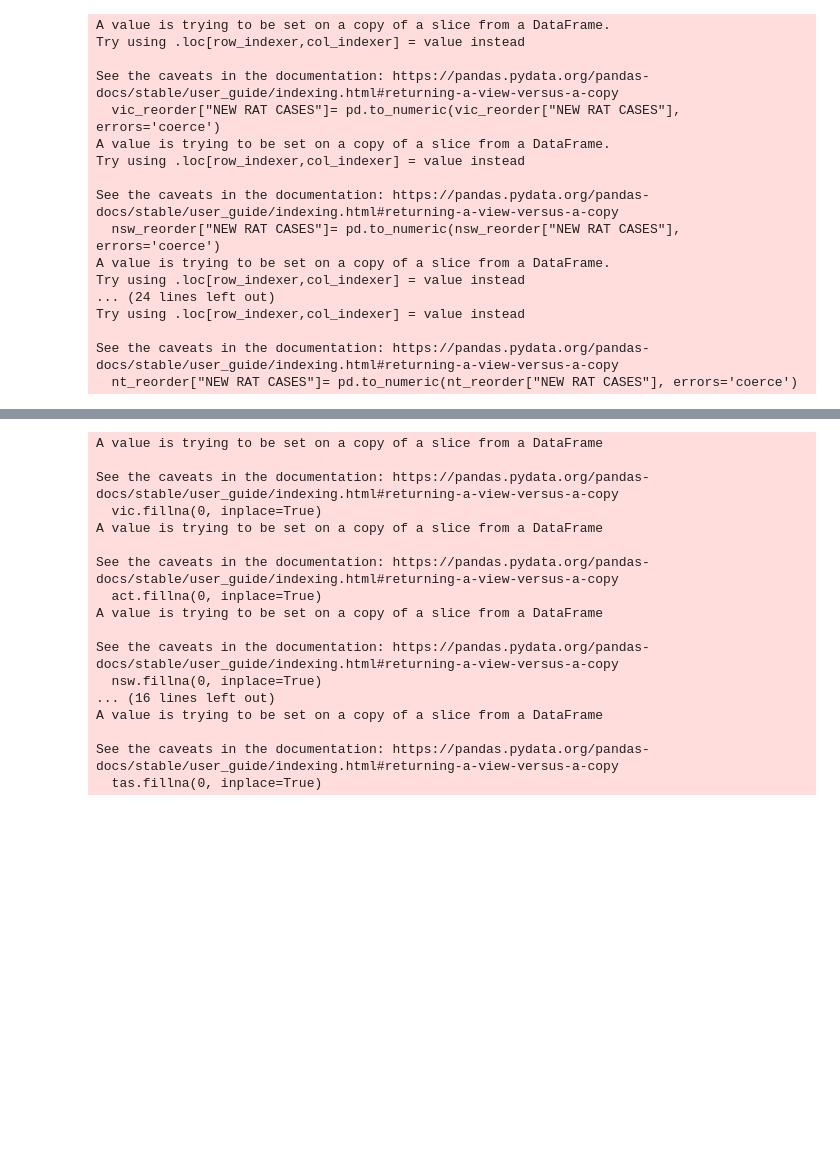
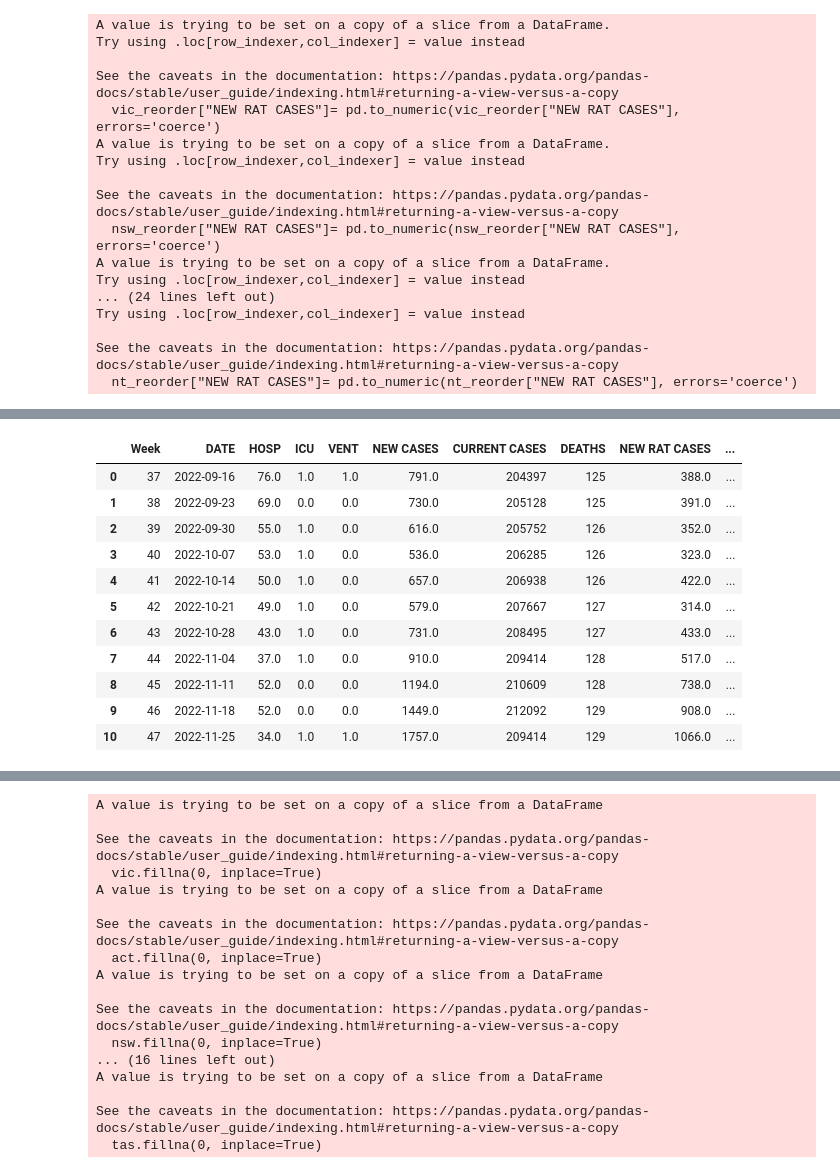
Before and after one commit to FrankMS3/COVID-Analysis, a Jupyter notebook: main.ipynb, the cells around one changed output, grey strips where cells are left out. Saved outputs shown, nothing was run; the diff lists cells and outputs as text; code cells hidden in the pictures; blank space fills up the shorter version.

```diff
--- a/main.ipynb
+++ b/main.ipynb
@@ -450,6 +452,21 @@ vic_reorder_loc_sort
 | 2 | 39 | 2022-09-26 | 145.0 | 12.0 | 2.0 | 9458.0 | 2612409.0 | 5664.0 | 1145.857143 | ... |
 | 1 | 38 | 2022-09-19 | 145.0 | 8.0 | 2.0 | 10360.0 | 2604039.0 | 5572.0 | 1035.285714 | ... |
 | 0 | 37 | 2022-09-12 | 210.0 | 11.0 | 4.0 | 13252.0 | 2594811.0 | 5530.0 | 1259.714286 | ... |
+# %%
+act_reorder_loc_groupby
+# %% [output]
+|  | Week | DATE | HOSP | ICU | VENT | NEW CASES | CURRENT CASES | DEATHS | NEW RAT CASES | ... |
+| 0 | 37 | 2022-09-16 | 76.0 | 1.0 | 1.0 | 791.0 | 204397 | 125 | 388.0 | ... |
+| 1 | 38 | 2022-09-23 | 69.0 | 0.0 | 0.0 | 730.0 | 205128 | 125 | 391.0 | ... |
+| 2 | 39 | 2022-09-30 | 55.0 | 1.0 | 0.0 | 616.0 | 205752 | 126 | 352.0 | ... |
+| 3 | 40 | 2022-10-07 | 53.0 | 1.0 | 0.0 | 536.0 | 206285 | 126 | 323.0 | ... |
+| 4 | 41 | 2022-10-14 | 50.0 | 1.0 | 0.0 | 657.0 | 206938 | 126 | 422.0 | ... |
+| 5 | 42 | 2022-10-21 | 49.0 | 1.0 | 0.0 | 579.0 | 207667 | 127 | 314.0 | ... |
+| 6 | 43 | 2022-10-28 | 43.0 | 1.0 | 0.0 | 731.0 | 208495 | 127 | 433.0 | ... |
+| 7 | 44 | 2022-11-04 | 37.0 | 1.0 | 0.0 | 910.0 | 209414 | 128 | 517.0 | ... |
+| 8 | 45 | 2022-11-11 | 52.0 | 0.0 | 0.0 | 1194.0 | 210609 | 128 | 738.0 | ... |
+| 9 | 46 | 2022-11-18 | 52.0 | 0.0 | 0.0 | 1449.0 | 212092 | 129 | 908.0 | ... |
+| 10 | 47 | 2022-11-25 | 34.0 | 1.0 | 1.0 | 1757.0 | 209414 | 129 | 1066.0 | ... |
 # %%
 #obtaining the remaining data after filtering
 #VIC
```
Also changed, not shown: parts of 5 cells of this notebook.
